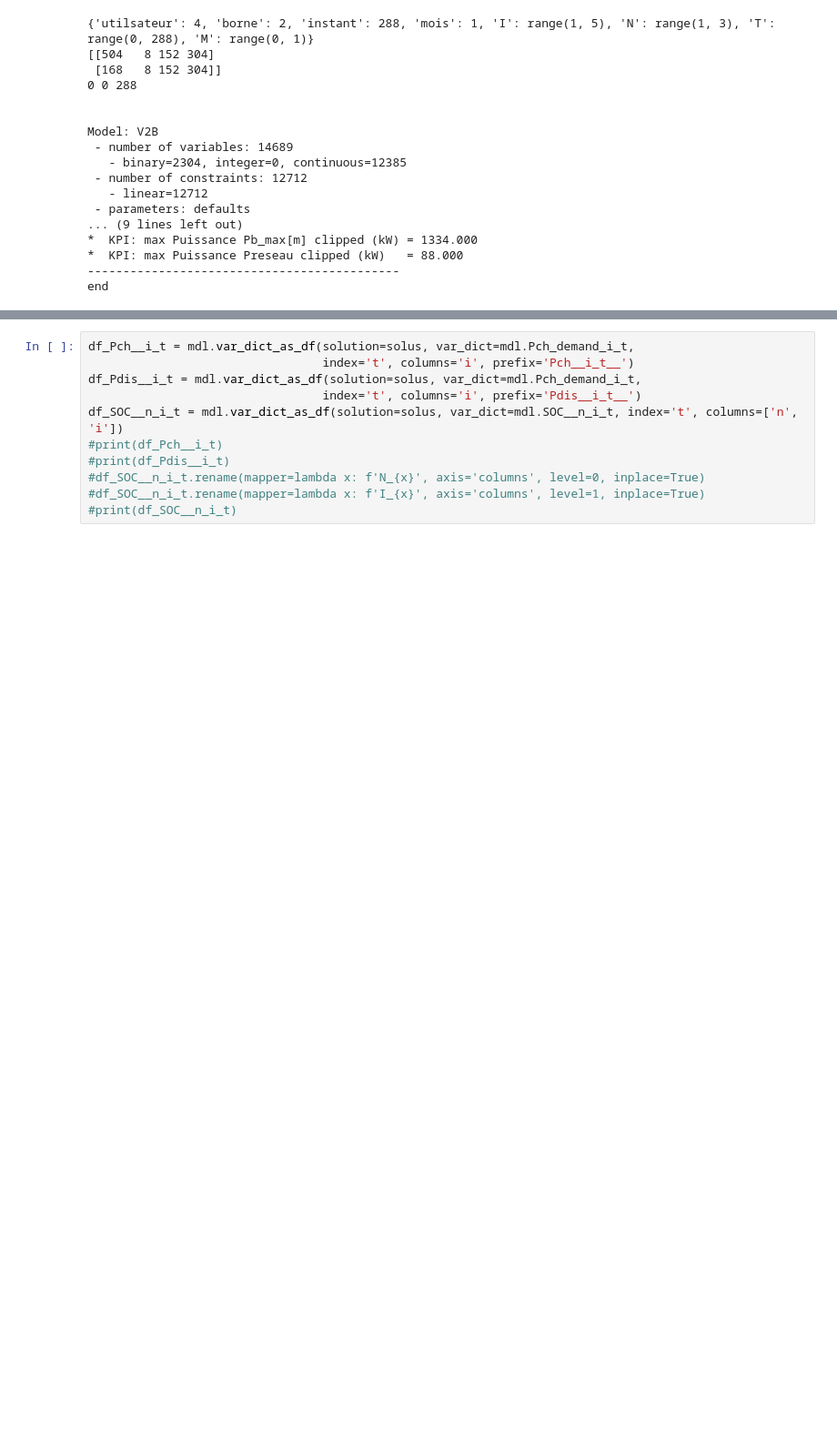
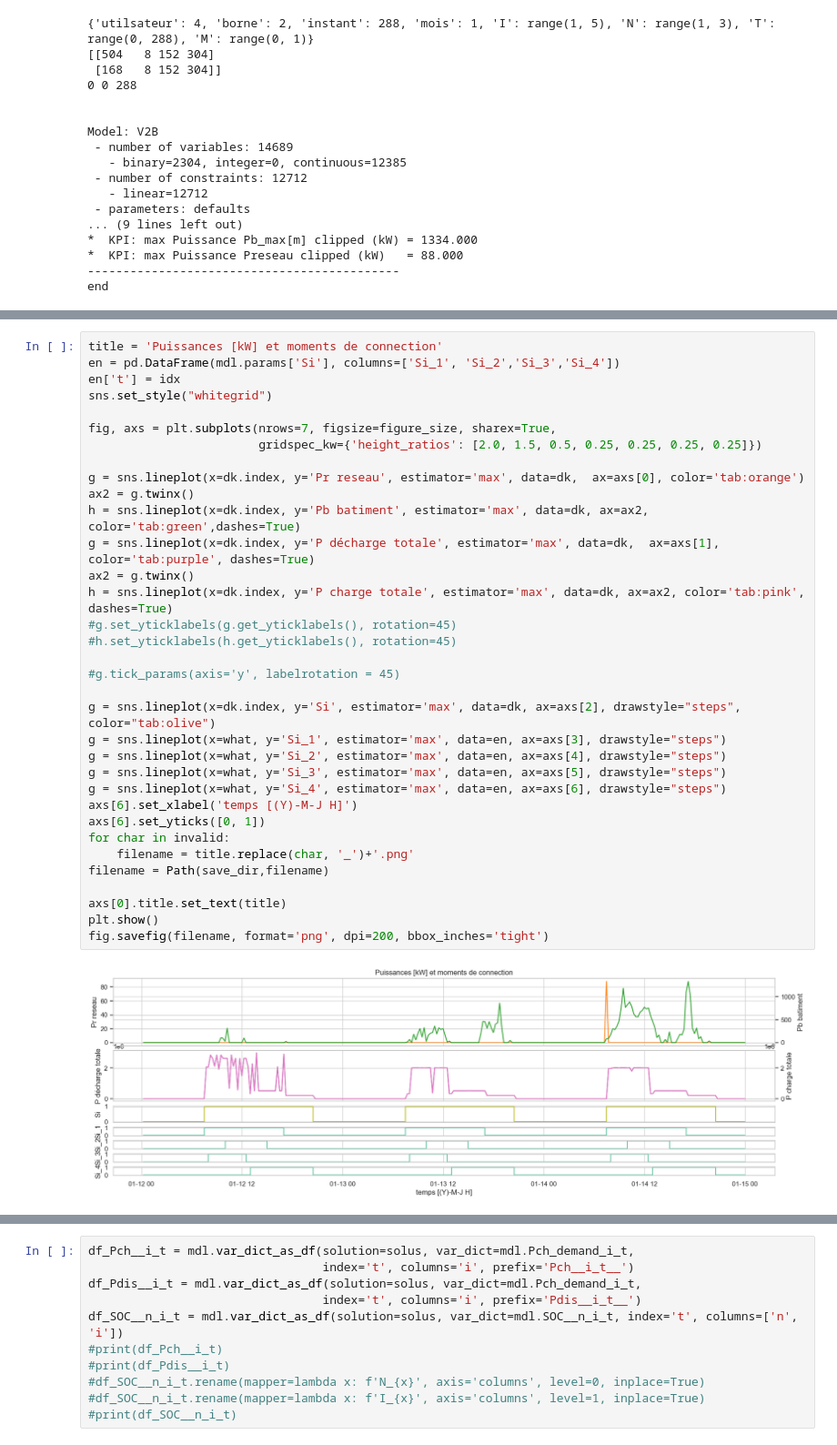
Before and after one commit to cimadure/ene8230, a Jupyter notebook: project.ipynb, the cells around one changed output, grey strips where cells are left out. Shown at 91% size. Drawn from its saved outputs; the diff is of its cells as text; blank space fills up the shorter version.

```diff
--- a/project.ipynb
+++ b/project.ipynb
@@ -319,0 +349,36 @@ end
+# %%
+title = 'Puissances [kW] et moments de connection'
+en = pd.DataFrame(mdl.params['Si'], columns=['Si_1', 'Si_2','Si_3','Si_4'])
+en['t'] = idx
+sns.set_style("whitegrid")
+
+fig, axs = plt.subplots(nrows=7, figsize=figure_size, sharex=True,
+                        gridspec_kw={'height_ratios': [2.0, 1.5, 0.5, 0.25, 0.25, 0.25, 0.25]})
+
+g = sns.lineplot(x=dk.index, y='Pr reseau', estimator='max', data=dk,  ax=axs[0], color='tab:orange')
+ax2 = g.twinx()
+h = sns.lineplot(x=dk.index, y='Pb batiment', estimator='max', data=dk, ax=ax2, color='tab:green',dashes=True)
+g = sns.lineplot(x=dk.index, y='P décharge totale', estimator='max', data=dk,  ax=axs[1], color='tab:purple', dashes=True)
+ax2 = g.twinx()
+h = sns.lineplot(x=dk.index, y='P charge totale', estimator='max', data=dk, ax=ax2, color='tab:pink', dashes=True)
+#g.set_yticklabels(g.get_yticklabels(), rotation=45)
+#h.set_yticklabels(h.get_yticklabels(), rotation=45)
+
+#g.tick_params(axis='y', labelrotation = 45)
+
+g = sns.lineplot(x=dk.index, y='Si', estimator='max', data=dk, ax=axs[2], drawstyle="steps", color="tab:olive")
+g = sns.lineplot(x=what, y='Si_1', estimator='max', data=en, ax=axs[3], drawstyle="steps")
+g = sns.lineplot(x=what, y='Si_2', estimator='max', data=en, ax=axs[4], drawstyle="steps")
+g = sns.lineplot(x=what, y='Si_3', estimator='max', data=en, ax=axs[5], drawstyle="steps")
+g = sns.lineplot(x=what, y='Si_4', estimator='max', data=en, ax=axs[6], drawstyle="steps")
+axs[6].set_xlabel('temps [(Y)-M-J H]')
+axs[6].set_yticks([0, 1])
+for char in invalid:
+	filename = title.replace(char, '_')+'.png'
+filename = Path(save_dir,filename)
+
+axs[0].title.set_text(title)
+plt.show()
+fig.savefig(filename, format='png', dpi=200, bbox_inches='tight')
+# %% [output]
+[figure, added]
```
Also changed, not shown: parts of 16 cells of this notebook.
